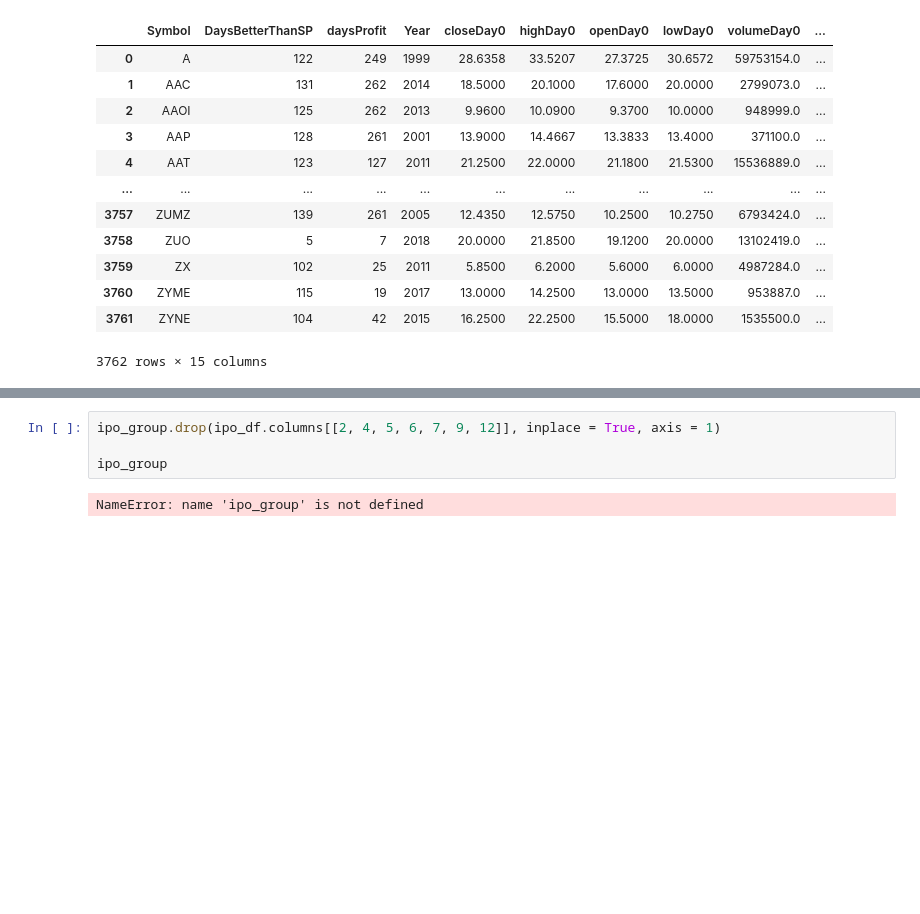
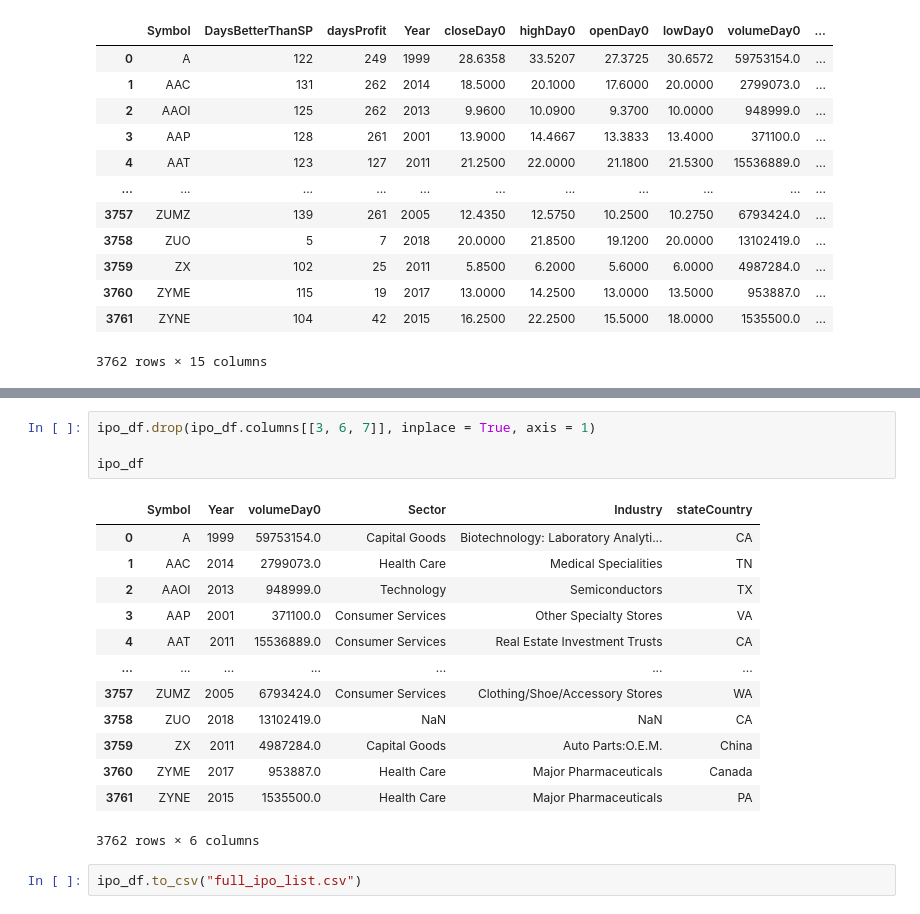
Before and after one commit to JunTheRewels/IPO_Analysis, a Jupyter notebook: sdfsdf.ipynb, the cells around one changed output, grey strips where cells are left out. Saved outputs shown, nothing was run; the diff lists cells and outputs as text; blank space fills up the shorter version.

Commit message:
combined list

```diff
--- a/sdfsdf.ipynb
+++ b/sdfsdf.ipynb
@@ -79,6 +130,20 @@ ipo_group
 # %%
-ipo_group.drop(ipo_df.columns[[2, 4, 5, 6, 7, 9, 12]], inplace = True, axis = 1)
+ipo_df.drop(ipo_df.columns[[3, 6, 7]], inplace = True, axis = 1)
 
-ipo_group
+ipo_df
 # %% [output]
+|  | Symbol | Year | volumeDay0 | Sector | Industry | stateCountry |
+| 0 | A | 1999 | 59753154.0 | Capital Goods | Biotechnology: Laboratory Analyti... | CA |
+| 1 | AAC | 2014 | 2799073.0 | Health Care | Medical Specialities | TN |
+| 2 | AAOI | 2013 | 948999.0 | Technology | Semiconductors | TX |
+| 3 | AAP | 2001 | 371100.0 | Consumer Services | Other Specialty Stores | VA |
+| 4 | AAT | 2011 | 15536889.0 | Consumer Services | Real Estate Investment Trusts | CA |
+| ... | ... | ... | ... | ... | ... | ... |
+| 3757 | ZUMZ | 2005 | 6793424.0 | Consumer Services | Clothing/Shoe/Accessory Stores | WA |
+| 3758 | ZUO | 2018 | 13102419.0 | NaN | NaN | CA |
+| 3759 | ZX | 2011 | 4987284.0 | Capital Goods | Auto Parts:O.E.M. | China |
+| 3760 | ZYME | 2017 | 953887.0 | Health Care | Major Pharmaceuticals | Canada |
+| 3761 | ZYNE | 2015 | 1535500.0 | Health Care | Major Pharmaceuticals | PA |
-NameError: name 'ipo_group' is not defined
+3762 rows × 6 columns
+# %%
+ipo_df.to_csv("full_ipo_list.csv")
```
Also changed, not shown: parts of 12 cells of this notebook, 6 other files.
